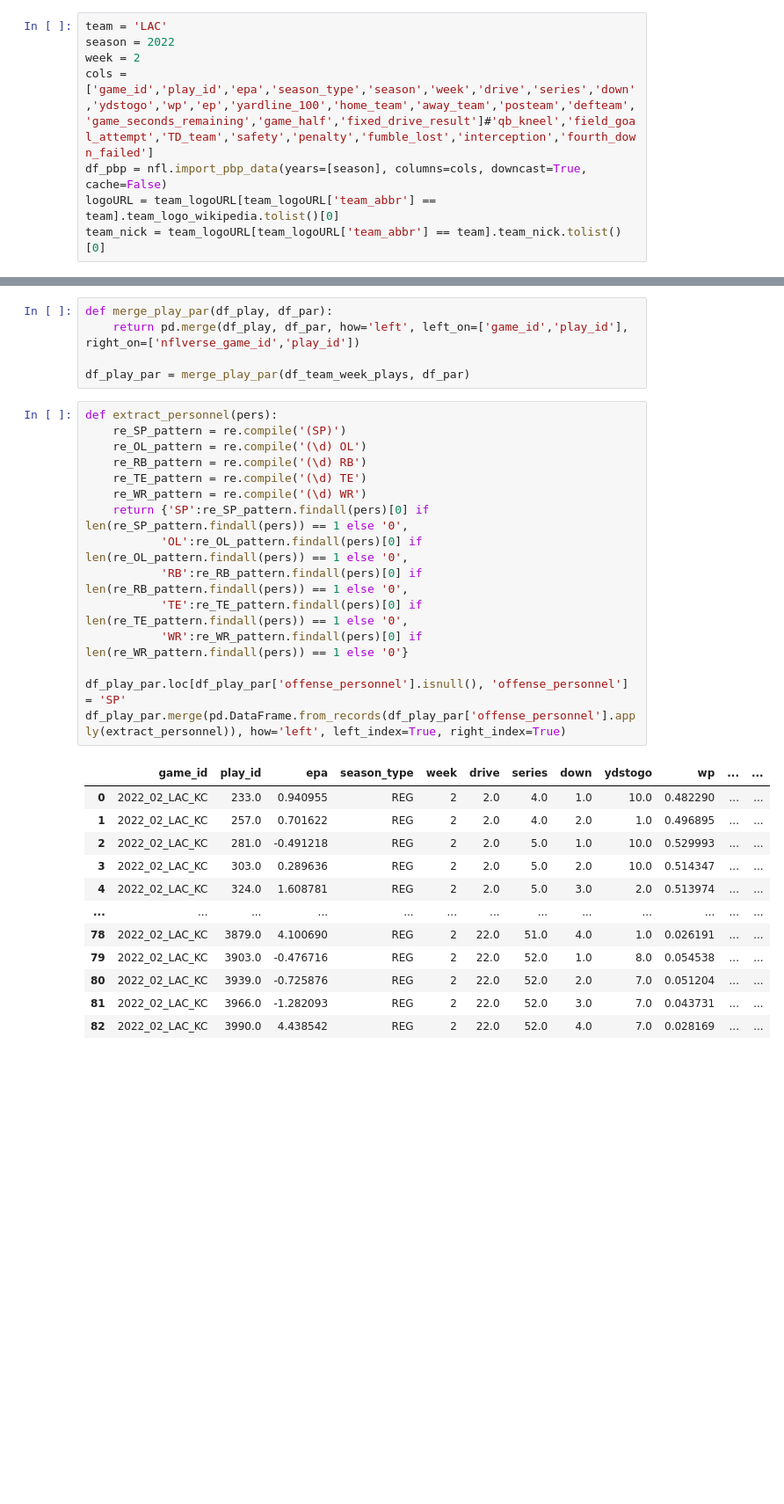
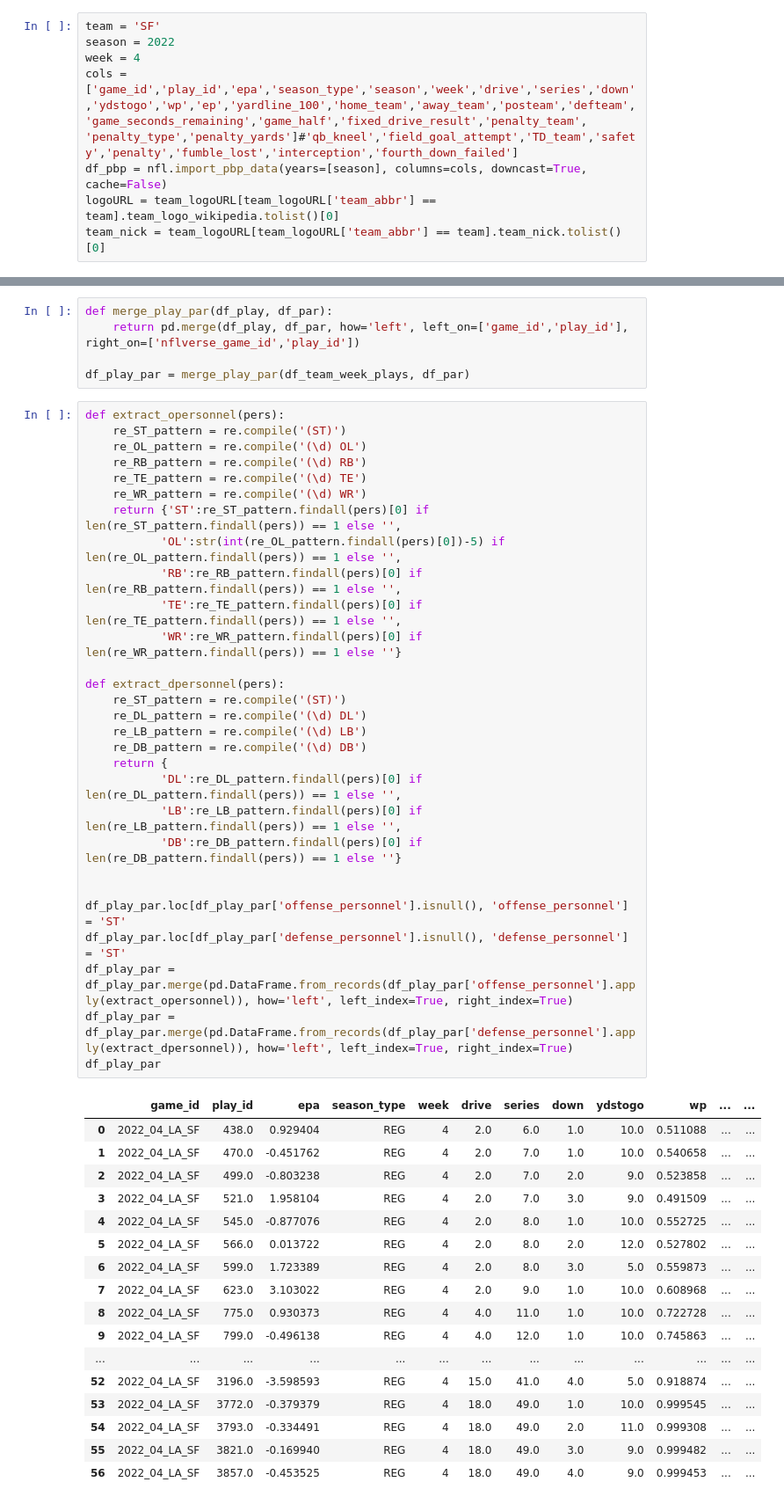
Before and after one commit to keeganheilman/nfl-charts, a Jupyter notebook: team-drive-epa.ipynb, the cells around one changed output, grey strips where cells are left out. Shown at 88% size. Cells and saved outputs as stored; diff of their text form; blank space fills up the shorter version.

Commit message:
start merge of drives and playlist

```diff
--- a/team-drive-epa.ipynb
+++ b/team-drive-epa.ipynb
@@ -28,10 +28,10 @@ mpl_fm = matplotlib.font_manager.fontManager.addfont(path='../fonts/Righteous/Ri
 # get team to logo URL datframe
 team_logoURL = pd.read_csv("./data/team_logos.csv")
 # %%
-team = 'LAC'
+team = 'SF'
 season = 2022
-week = 2
-cols = ['game_id','play_id','epa','season_type','season','week','drive','series','down','ydstogo','wp','ep','yardline_100','home_team','away_team','posteam','defteam','game_seconds_remaining','game_half','fixed_drive_result']#'qb_kneel','field_goal_attempt','TD_team','safety','penalty','fumble_lost','interception','fourth_down_failed']
+week = 4
+cols = ['game_id','play_id','epa','season_type','season','week','drive','series','down','ydstogo','wp','ep','yardline_100','home_team','away_team','posteam','defteam','game_seconds_remaining','game_half','fixed_drive_result','penalty_team', 'penalty_type','penalty_yards']#'qb_kneel','field_goal_attempt','TD_team','safety','penalty','fumble_lost','interception','fourth_down_failed']
 df_pbp = nfl.import_pbp_data(years=[season], columns=cols, downcast=True, cache=False)
 logoURL = team_logoURL[team_logoURL['team_abbr'] == team].team_logo_wikipedia.tolist()[0]
 team_nick = team_logoURL[team_logoURL['team_abbr'] == team].team_nick.tolist()[0]
@@ -315,30 +337,49 @@ def merge_play_par(df_play, df_par):
 
 df_play_par = merge_play_par(df_team_week_plays, df_par)
 # %%
-def extract_personnel(pers):
-    re_SP_pattern = re.compile('(SP)')
+def extract_opersonnel(pers):
+    re_ST_pattern = re.compile('(ST)')
     re_OL_pattern = re.compile('(\d) OL')
     re_RB_pattern = re.compile('(\d) RB')
     re_TE_pattern = re.compile('(\d) TE')
     re_WR_pattern = re.compile('(\d) WR')
-    return {'SP':re_SP_pattern.findall(pers)[0] if len(re_SP_pattern.findall(pers)) == 1 else '0',
-           'OL':re_OL_pattern.findall(pers)[0] if len(re_OL_pattern.findall(pers)) == 1 else '0',
-           'RB':re_RB_pattern.findall(pers)[0] if len(re_RB_pattern.findall(pers)) == 1 else '0',
-           'TE':re_TE_pattern.findall(pers)[0] if len(re_TE_pattern.findall(pers)) == 1 else '0',
-           'WR':re_WR_pattern.findall(pers)[0] if len(re_WR_pattern.findall(pers)) == 1 else '0'}
+    return {'ST':re_ST_pattern.findall(pers)[0] if len(re_ST_pattern.findall(pers)) == 1 else '',
+           'OL':str(int(re_OL_pattern.findall(pers)[0])-5) if len(re_OL_pattern.findall(pers)) == 1 else '',
+           'RB':re_RB_pattern.findall(pers)[0] if len(re_RB_pattern.findall(pers)) == 1 else '',
+           'TE':re_TE_pattern.findall(pers)[0] if len(re_TE_pattern.findall(pers)) == 1 else '',
+           'WR':re_WR_pattern.findall(pers)[0] if len(re_WR_pattern.findall(pers)) == 1 else ''}
 
-df_play_par.loc[df_play_par['offense_personnel'].isnull(), 'offense_personnel'] = 'SP'
-df_play_par.merge(pd.DataFrame.from_records(df_play_par['offense_personnel'].apply(extract_personnel)), how='left', left_index=True, right_index=True)
+def extract_dpersonnel(pers):
+    re_ST_pattern = re.compile('(ST)')
+    re_DL_pattern = re.compile('(\d) DL')
+    re_LB_pattern = re.compile('(\d) LB')
+    re_DB_pattern = re.compile('(\d) DB')
+    return {
+           'DL':re_DL_pattern.findall(pers)[0] if len(re_DL_pattern.findall(pers)) == 1 else '',
+           'LB':re_LB_pattern.findall(pers)[0] if len(re_LB_pattern.findall(pers)) == 1 else '',
+           'DB':re_DB_pattern.findall(pers)[0] if len(re_DB_pattern.findall(pers)) == 1 else ''}
+
+
+df_play_par.loc[df_play_par['offense_personnel'].isnull(), 'offense_personnel'] = 'ST'
+df_play_par.loc[df_play_par['defense_personnel'].isnull(), 'defense_personnel'] = 'ST'
+df_play_par = df_play_par.merge(pd.DataFrame.from_records(df_play_par['offense_personnel'].apply(extract_opersonnel)), how='left', left_index=True, right_index=True)
+df_play_par = df_play_par.merge(pd.DataFrame.from_records(df_play_par['defense_personnel'].apply(extract_dpersonnel)), how='left', left_index=True, right_index=True)
+df_play_par
 # %% [output]
 |  | game_id | play_id | epa | season_type | week | drive | series | down | ydstogo | wp | ... | ... |
-| 0 | 2022_02_LAC_KC | 233.0 | 0.940955 | REG | 2 | 2.0 | 4.0 | 1.0 | 10.0 | 0.482290 | ... | ... |
-| 1 | 2022_02_LAC_KC | 257.0 | 0.701622 | REG | 2 | 2.0 | 4.0 | 2.0 | 1.0 | 0.496895 | ... | ... |
-| 2 | 2022_02_LAC_KC | 281.0 | -0.491218 | REG | 2 | 2.0 | 5.0 | 1.0 | 10.0 | 0.529993 | ... | ... |
-| 3 | 2022_02_LAC_KC | 303.0 | 0.289636 | REG | 2 | 2.0 | 5.0 | 2.0 | 10.0 | 0.514347 | ... | ... |
-| 4 | 2022_02_LAC_KC | 324.0 | 1.608781 | REG | 2 | 2.0 | 5.0 | 3.0 | 2.0 | 0.513974 | ... | ... |
+| 0 | 2022_04_LA_SF | 438.0 | 0.929404 | REG | 4 | 2.0 | 6.0 | 1.0 | 10.0 | 0.511088 | ... | ... |
+| 1 | 2022_04_LA_SF | 470.0 | -0.451762 | REG | 4 | 2.0 | 7.0 | 1.0 | 10.0 | 0.540658 | ... | ... |
+| 2 | 2022_04_LA_SF | 499.0 | -0.803238 | REG | 4 | 2.0 | 7.0 | 2.0 | 9.0 | 0.523858 | ... | ... |
+| 3 | 2022_04_LA_SF | 521.0 | 1.958104 | REG | 4 | 2.0 | 7.0 | 3.0 | 9.0 | 0.491509 | ... | ... |
+| 4 | 2022_04_LA_SF | 545.0 | -0.877076 | REG | 4 | 2.0 | 8.0 | 1.0 | 10.0 | 0.552725 | ... | ... |
+| 5 | 2022_04_LA_SF | 566.0 | 0.013722 | REG | 4 | 2.0 | 8.0 | 2.0 | 12.0 | 0.527802 | ... | ... |
+| 6 | 2022_04_LA_SF | 599.0 | 1.723389 | REG | 4 | 2.0 | 8.0 | 3.0 | 5.0 | 0.559873 | ... | ... |
+| 7 | 2022_04_LA_SF | 623.0 | 3.103022 | REG | 4 | 2.0 | 9.0 | 1.0 | 10.0 | 0.608968 | ... | ... |
+| 8 | 2022_04_LA_SF | 775.0 | 0.930373 | REG | 4 | 4.0 | 11.0 | 1.0 | 10.0 | 0.722728 | ... | ... |
+| 9 | 2022_04_LA_SF | 799.0 | -0.496138 | REG | 4 | 4.0 | 12.0 | 1.0 | 10.0 | 0.745863 | ... | ... |
 | ... | ... | ... | ... | ... | ... | ... | ... | ... | ... | ... | ... | ... |
-| 78 | 2022_02_LAC_KC | 3879.0 | 4.100690 | REG | 2 | 22.0 | 51.0 | 4.0 | 1.0 | 0.026191 | ... | ... |
-| 79 | 2022_02_LAC_KC | 3903.0 | -0.476716 | REG | 2 | 22.0 | 52.0 | 1.0 | 8.0 | 0.054538 | ... | ... |
-| 80 | 2022_02_LAC_KC | 3939.0 | -0.725876 | REG | 2 | 22.0 | 52.0 | 2.0 | 7.0 | 0.051204 | ... | ... |
-| 81 | 2022_02_LAC_KC | 3966.0 | -1.282093 | REG | 2 | 22.0 | 52.0 | 3.0 | 7.0 | 0.043731 | ... | ... |
-| 82 | 2022_02_LAC_KC | 3990.0 | 4.438542 | REG | 2 | 22.0 | 52.0 | 4.0 | 7.0 | 0.028169 | ... | ... |
+| 52 | 2022_04_LA_SF | 3196.0 | -3.598593 | REG | 4 | 15.0 | 41.0 | 4.0 | 5.0 | 0.918874 | ... | ... |
+| 53 | 2022_04_LA_SF | 3772.0 | -0.379379 | REG | 4 | 18.0 | 49.0 | 1.0 | 10.0 | 0.999545 | ... | ... |
+| 54 | 2022_04_LA_SF | 3793.0 | -0.334491 | REG | 4 | 18.0 | 49.0 | 2.0 | 11.0 | 0.999308 | ... | ... |
+| 55 | 2022_04_LA_SF | 3821.0 | -0.169940 | REG | 4 | 18.0 | 49.0 | 3.0 | 9.0 | 0.999482 | ... | ... |
+| 56 | 2022_04_LA_SF | 3857.0 | -0.453525 | REG | 4 | 18.0 | 49.0 | 4.0 | 9.0 | 0.999453 | ... | ... |
```
Also changed, not shown: parts of 13 cells of this notebook.
